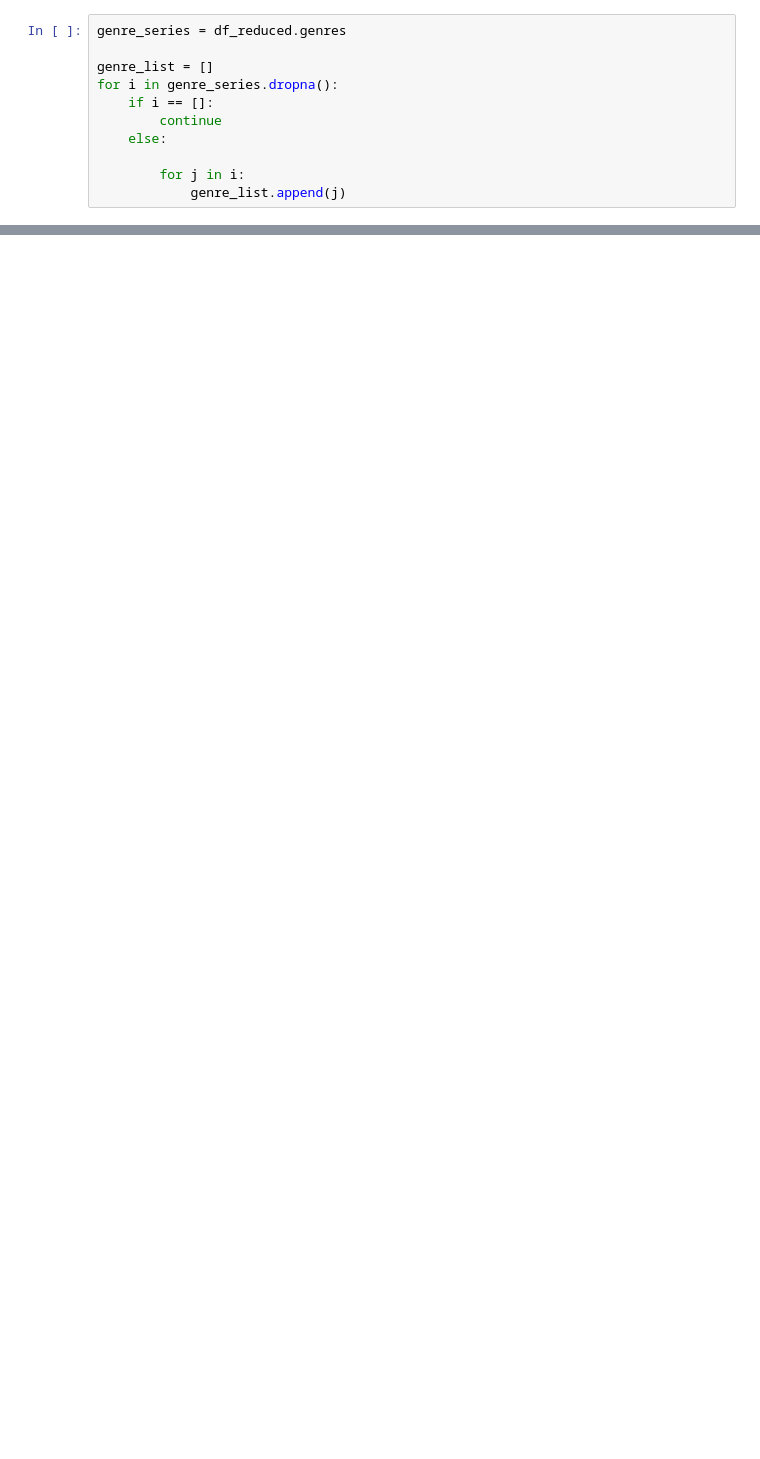
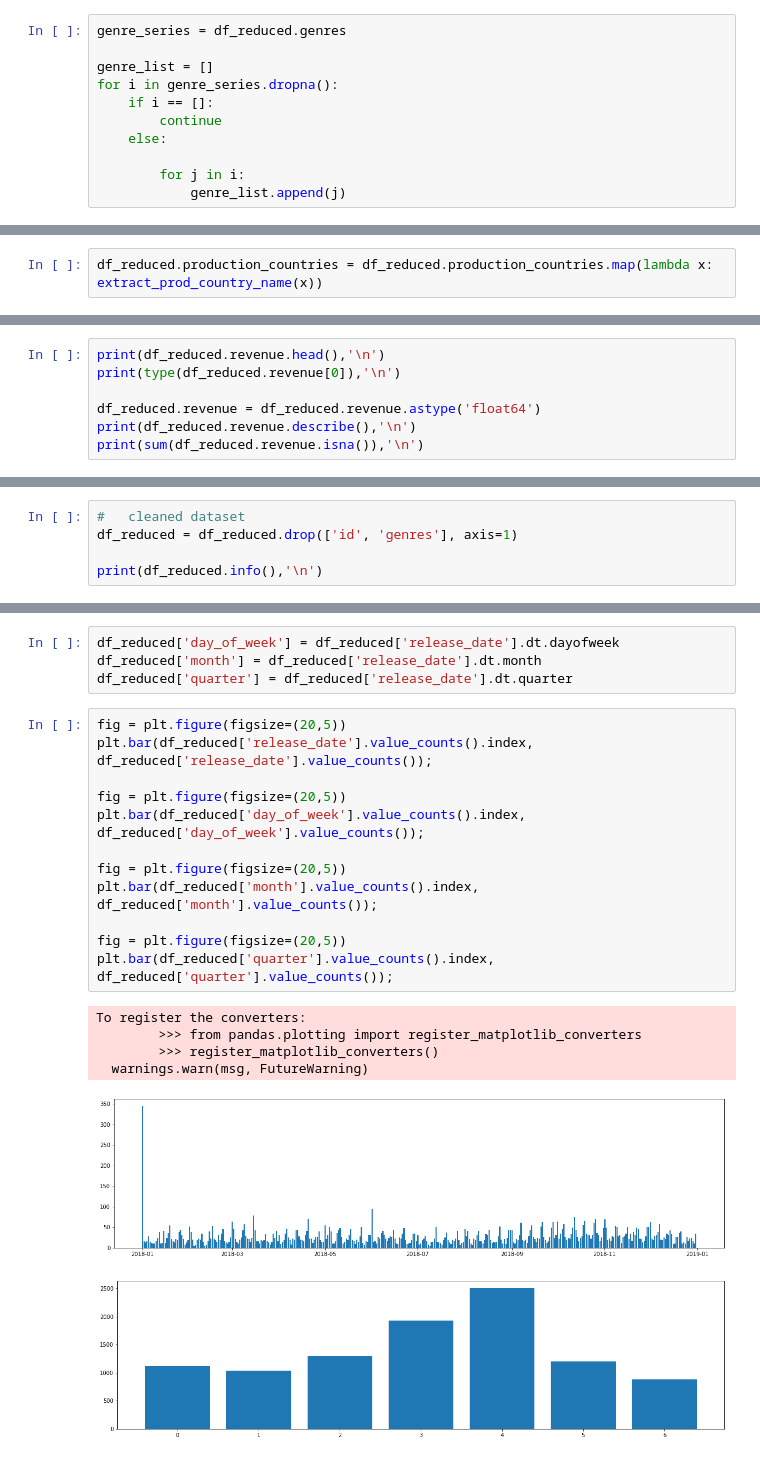
Before and after one commit to joekryan/FlatironMod3Project, a Jupyter notebook: EDA Jahir.ipynb, the cells around one changed output, grey strips where cells are left out. Drawn from its saved outputs; the diff is of its cells as text; blank space fills up the shorter version.

```diff
--- a/EDA Jahir.ipynb
+++ b/EDA Jahir.ipynb
@@ -329,0 +536,2 @@ Name: genres, Length: 10017, dtype: object
+# %%
+df_reduced.production_countries = df_reduced.production_countries.map(lambda x: extract_prod_country_name(x))
@@ -329,0 +561,7 @@ Name: genres, Length: 10017, dtype: object
+# %%
+print(df_reduced.revenue.head(),'\n')
+print(type(df_reduced.revenue[0]),'\n')
+
+df_reduced.revenue = df_reduced.revenue.astype('float64')
+print(df_reduced.revenue.describe(),'\n')
+print(sum(df_reduced.revenue.isna()),'\n')
@@ -329,0 +595,5 @@ Name: genres, Length: 10017, dtype: object
+# %%
+#   cleaned dataset
+df_reduced = df_reduced.drop(['id', 'genres'], axis=1)
+
+print(df_reduced.info(),'\n')
@@ -329,0 +620,23 @@ Name: genres, Length: 10017, dtype: object
+# %%
+df_reduced['day_of_week'] = df_reduced['release_date'].dt.dayofweek
+df_reduced['month'] = df_reduced['release_date'].dt.month
+df_reduced['quarter'] = df_reduced['release_date'].dt.quarter
+# %%
+fig = plt.figure(figsize=(20,5))
+plt.bar(df_reduced['release_date'].value_counts().index, df_reduced['release_date'].value_counts());
+
+fig = plt.figure(figsize=(20,5))
+plt.bar(df_reduced['day_of_week'].value_counts().index, df_reduced['day_of_week'].value_counts());
+
+fig = plt.figure(figsize=(20,5))
+plt.bar(df_reduced['month'].value_counts().index, df_reduced['month'].value_counts());
+
+fig = plt.figure(figsize=(20,5))
+plt.bar(df_reduced['quarter'].value_counts().index, df_reduced['quarter'].value_counts());
+# %% [output]
+To register the converters:
+        >>> from pandas.plotting import register_matplotlib_converters
+        >>> register_matplotlib_converters()
+  warnings.warn(msg, FutureWarning)
+[figure, added]
+[figure, added]
```
Also changed, not shown: parts of 51 cells of this notebook.
